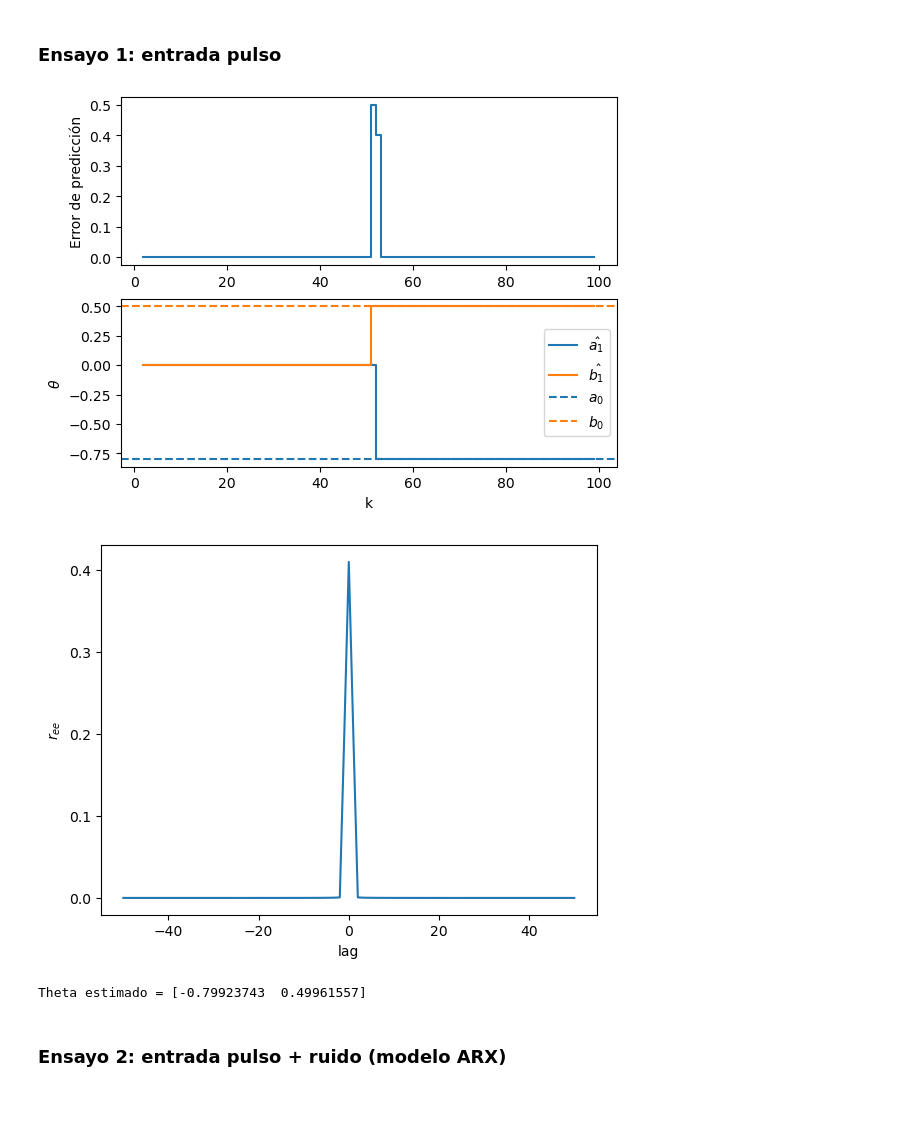
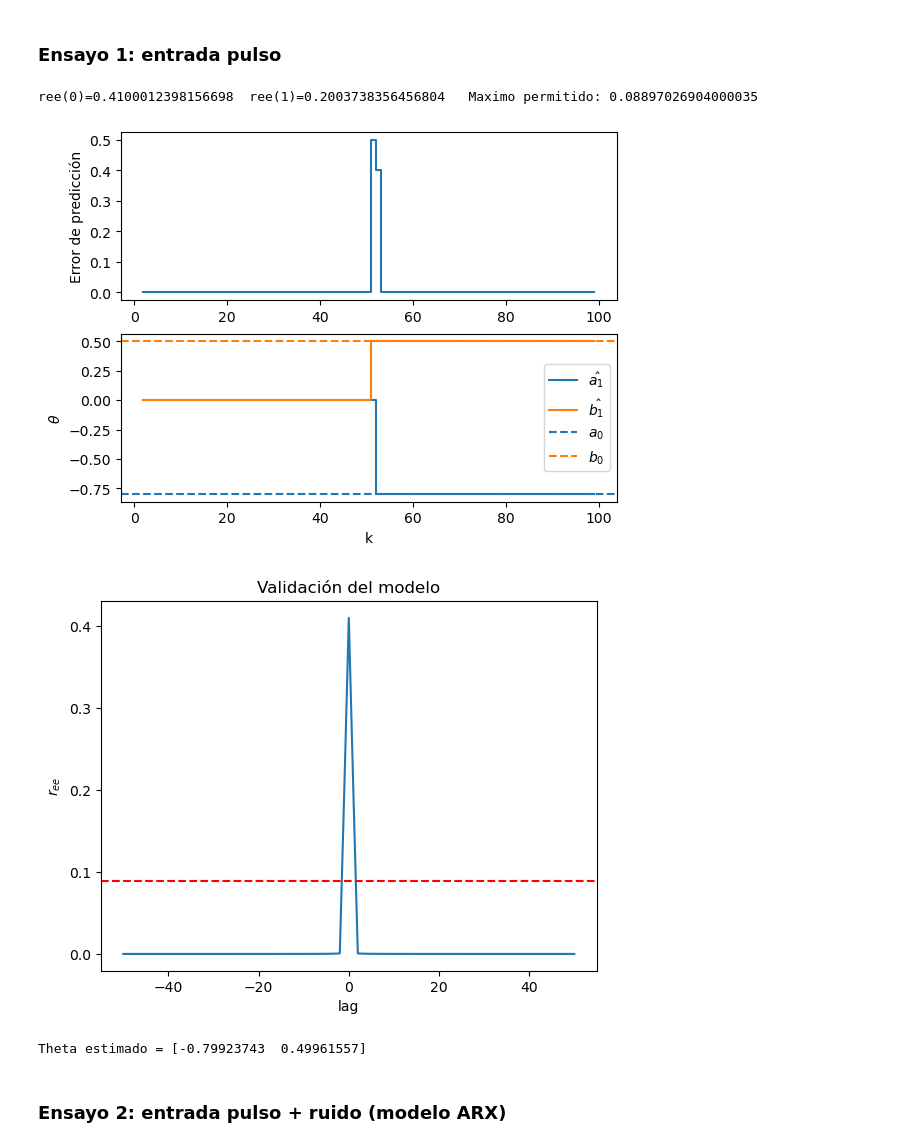
Before and after one commit to pgonfiuba/ica, a Jupyter notebook: 4. Identificacion parametrica/identificacion_parametrica.ipynb, the cells around one changed output. Cells and saved outputs as stored; diff of their text form; code cells hidden in the pictures; blank space fills up the shorter version.

```diff
--- a/4. Identificacion parametrica/identificacion_parametrica.ipynb
+++ b/4. Identificacion parametrica/identificacion_parametrica.ipynb
@@ -38,13 +39,14 @@ def estimador_RLS(u,y,na=1, nb=1,lambda_=1,theta_ini=None, theta_real=None,plot=
         theta_hat = theta_ini
     P = 100 * np.eye(na+nb)          # matriz de incertidumbre grande
     err = np.zeros_like(y)
+    y_hat = np.zeros_like(y)
 
     theta_hist = []
     k_range = range(na+1, N)
     for k in k_range:
         phi = np.concatenate((-y[k-1:k-na-1:-1], u[k-1:k-nb-1:-1]))   # vector de regresores
-        y_hat = phi @ theta_hat
-        err[k] = y[k] - y_hat
+        y_hat[k] = phi @ theta_hat
+        err[k] = y[k] - y_hat[k]
 
         K = P @ phi / (lambda_ + phi.T @ P @ phi)
         theta_hat = theta_hat + K * err[k]
@@ -53,6 +55,21 @@ def estimador_RLS(u,y,na=1, nb=1,lambda_=1,theta_ini=None, theta_real=None,plot=
         theta_hist.append(theta_hat.copy())
 
     theta_hist = np.array(theta_hist)
+
+    # Validación
+    N_lag = 50
+    ree = np.correlate(err,err,'full')
+    rey = np.correlate(err,y_hat,'full')
+    ryy = np.correlate(y_hat,y_hat,'full')
+    RN = ree/(rey*ryy+0.001)**0.5
+    lags = np.arange(-len(err)+1, len(err))
+    center = len(ree) // 2
+    ree = ree[center-N_lag:center+N_lag+1]
+    RN = RN[center-N_lag:center+N_lag+1]
+    lags_plot = lags[center-N_lag:center+N_lag+1]
+    ree_max_val = 2.17/np.sqrt(N)*ree[N_lag]
+    RN_max_val = 2.17/np.sqrt(N)*RN[N_lag]
+    print(f"ree(0)={ree[N_lag]}  ree(1)={ree[N_lag+1]}   Maximo permitido: {ree_max_val}")
 
     if plot:
         plt.subplot(211)
@@ -78,12 +95,6 @@ def estimador_RLS(u,y,na=1, nb=1,lambda_=1,theta_ini=None, theta_real=None,plot=
         plt.show()
 
         # Observemos la correlación del error de predicción
-        N_lag = 50
-        ree = np.correlate(err,err,'full')
-        lags = np.arange(-len(err)+1, len(err))
-        center = len(ree) // 2
-        ree = ree[center-N_lag:center+N_lag+1]
-        lags_plot = lags[center-N_lag:center+N_lag+1]
 
         #Pee = np.fft.fft(ree)
         #w = np.fft.fftfreq(N, 1)*2*np.pi
@@ -91,29 +102,33 @@ def estimador_RLS(u,y,na=1, nb=1,lambda_=1,theta_ini=None, theta_real=None,plot=
         #plt.subplot(211)
         plt.plot(lags_plot,ree)
         plt.ylabel('$r_{{ee}}$')
+        plt.axhline(ree_max_val, linestyle='--', color='r', label=f"$ree_{{max}}$")
+        plt.title('Validación del modelo')
+        #plt.subplot(212)
+        #plt.plot(lags_plot,RN)
+        #plt.ylabel('$R_{{e\\hat{{y}}}}$')
+        #plt.axhline(RN_max_val, linestyle='--', color='r', label=f"$R_{{N,max}}$")
         plt.xlabel('lag')
-        #plt.subplot(212)
-        #plt.plot(w,Pee)
-        #plt.ylabel('$S_{{ee}}$')
-        #plt.xlabel('$\\omega_r [rad]$')
         plt.show()
-    return theta_hist,P
+
+    return theta_hist,P,err,ree
 # %% [markdown]
 ### Ensayo 1: entrada pulso
 # %%
 N = 100
 u = np.zeros(N)
 # Ver qué pasa si modifico la amplitud!
 u[50] = 1
 e = np.zeros_like(u)
 y = obtener_datos(u,e)
 
-theta_hat,_ = estimador_RLS(u,y,lambda_=0.95,na=1,nb=1, theta_real=[a,b])
+theta_hat,_,_,_ = estimador_RLS(u,y,lambda_=0.95,na=1,nb=1, theta_real=[a,b])
 print(f"Theta estimado = {theta_hat[-1,:]}")
 # %% [output]
+ree(0)=0.4100012398156698  ree(1)=0.2003738356456804   Maximo permitido: 0.08897026904000035
 [figure]
-[figure, old version]
+[figure, new version]
-Theta estimado = [-0.79923743  0.49961557]
+Theta estimado = [-0.79923743  0.49961557]
 # %% [markdown]
 ### Ensayo 2: entrada pulso + ruido (modelo ARX)
 # %%
```
Also changed, not shown: parts of 10 cells of this notebook, 16 other files.
